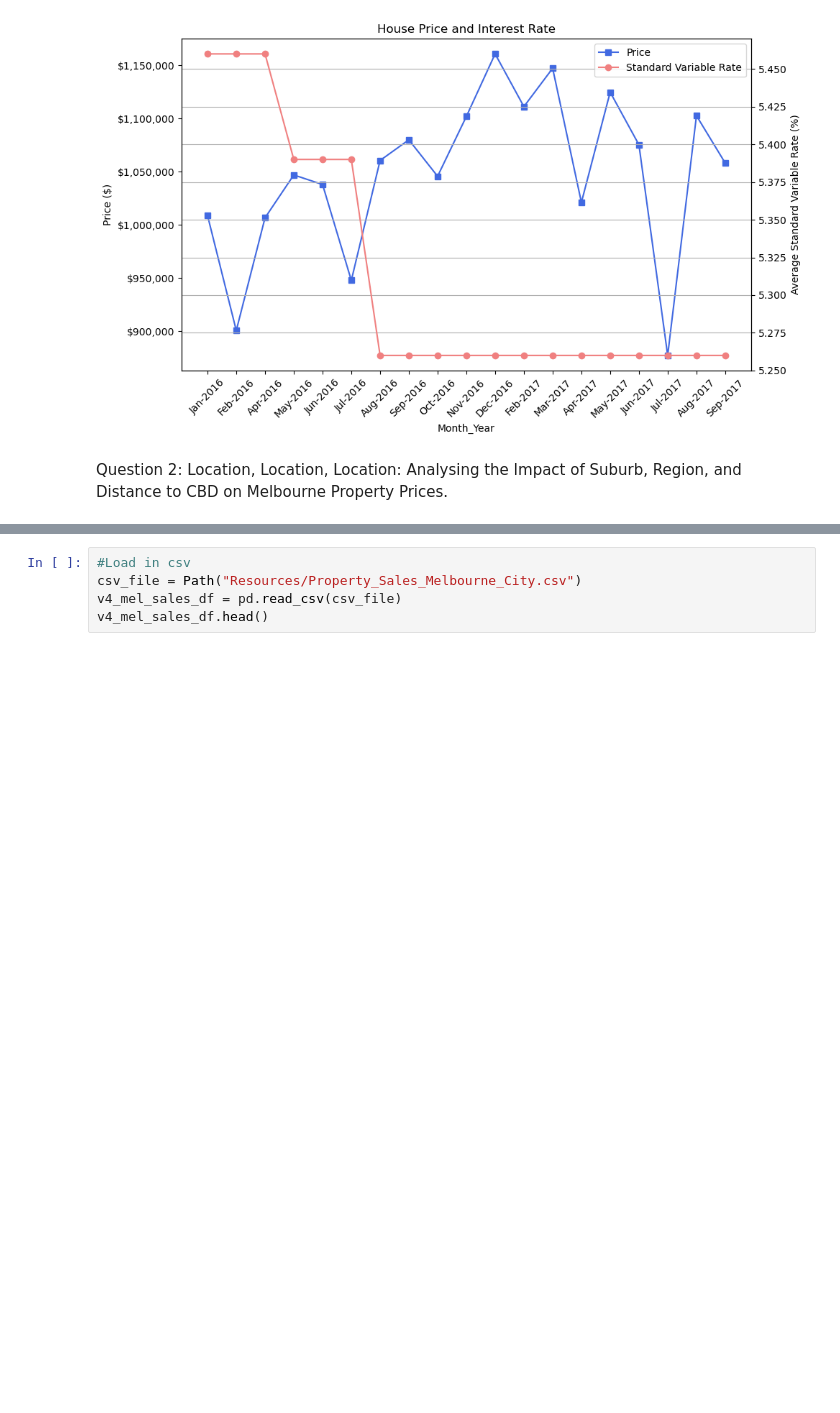
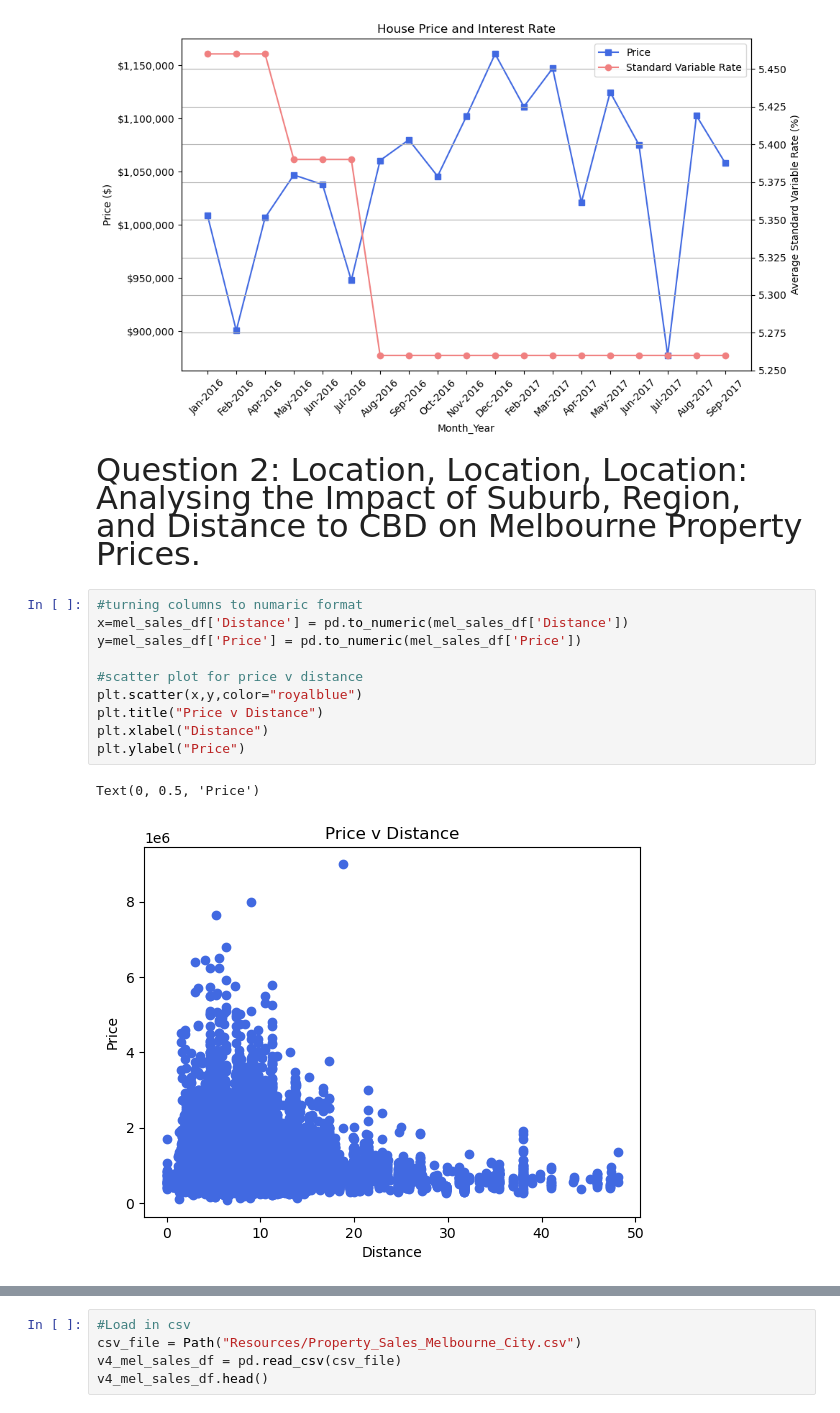
Before and after one commit to Akif23Hasan/Project-1, a Jupyter notebook: Finalised _Analysis_Code.ipynb, the cells around one changed output, grey strips where cells are left out. Cells and saved outputs as stored; diff of their text form; blank space fills up the shorter version.

```diff
--- a/Finalised _Analysis_Code.ipynb
+++ b/Finalised _Analysis_Code.ipynb
@@ -444,4 +442,17 @@ plt.show()
 # %% [output]
 [figure]
 # %% [markdown]
-Question 2: Location, Location, Location: Analysing the Impact of Suburb, Region, and Distance to CBD on Melbourne Property Prices.
+<font size ="7"> Question 2: Location, Location, Location: Analysing the Impact of Suburb, Region, and Distance to CBD on Melbourne Property Prices.
+# %%
+#turning columns to numaric format
+x=mel_sales_df['Distance'] = pd.to_numeric(mel_sales_df['Distance'])
+y=mel_sales_df['Price'] = pd.to_numeric(mel_sales_df['Price'])
+
+#scatter plot for price v distance
+plt.scatter(x,y,color="royalblue")
+plt.title("Price v Distance")
+plt.xlabel("Distance")
+plt.ylabel("Price")
+# %% [output]
+Text(0, 0.5, 'Price')
+[figure, added]
```
Also changed, not shown: parts of 12 cells of this notebook, 8 other files.
